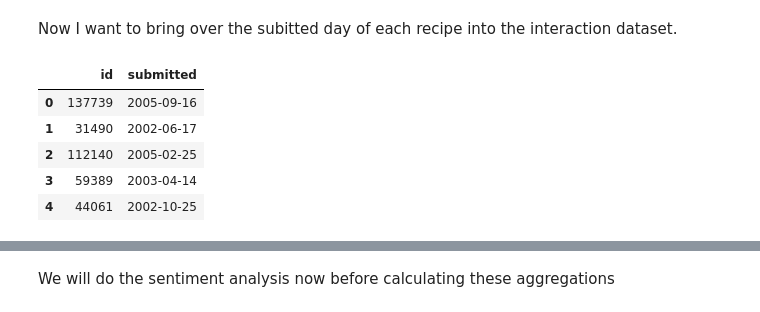
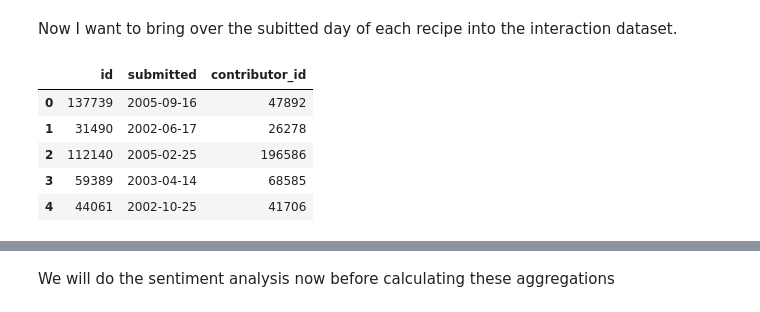
Before and after one commit to Alex-Skp/Recipe-Popularity-Predictor, a Jupyter notebook: code/engineering-a-training-dataset.ipynb, the cells around one changed output, grey strips where cells are left out. Saved outputs shown, nothing was run; the diff lists cells and outputs as text; code cells hidden in the pictures.

```diff
--- a/code/engineering-a-training-dataset.ipynb
+++ b/code/engineering-a-training-dataset.ipynb
@@ -62,15 +62,15 @@ REF_DAY = '2018-12-31'
 # %% [markdown]
 Now I want to bring over the subitted day of each recipe into the interaction dataset.
 # %%
-submission_table = recipes[['id','submitted']]
+submission_table = recipes[['id','submitted','contributor_id']]
 submission_table.head()
 # %% [output]
-|  | id | submitted |
-| 0 | 137739 | 2005-09-16 |
-| 1 | 31490 | 2002-06-17 |
-| 2 | 112140 | 2005-02-25 |
-| 3 | 59389 | 2003-04-14 |
-| 4 | 44061 | 2002-10-25 |
+|  | id | submitted | contributor_id |
+| 0 | 137739 | 2005-09-16 | 47892 |
+| 1 | 31490 | 2002-06-17 | 26278 |
+| 2 | 112140 | 2005-02-25 | 196586 |
+| 3 | 59389 | 2003-04-14 | 68585 |
+| 4 | 44061 | 2002-10-25 | 41706 |
 # %%
 interactions = interactions.merge(submission_table, on='id')
 interactions.head()
```
Also changed, not shown: parts of 6 cells of this notebook.
